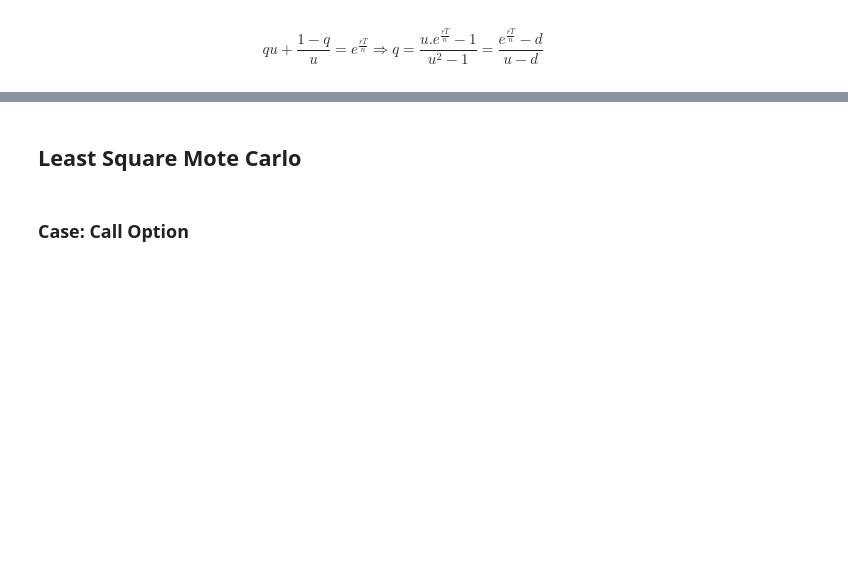
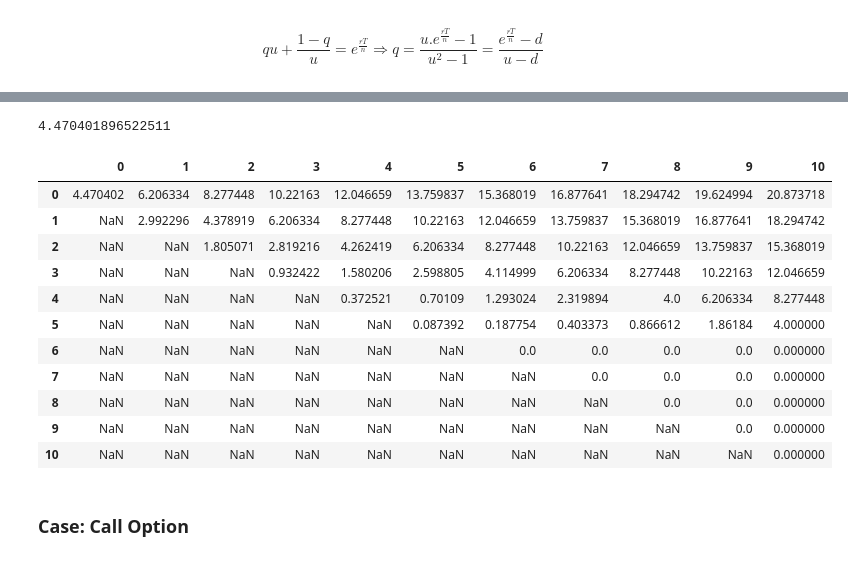
Before and after one commit to Peymankor/Tutorial-Derivative-Pricing, a Jupyter notebook: Derivative Pricing.ipynb, the cells around one changed output, grey strips where cells are left out. Saved outputs shown, nothing was run; the diff lists cells and outputs as text; code cells hidden in the pictures; blank space fills up the shorter version.

```diff
--- a/Derivative Pricing.ipynb
+++ b/Derivative Pricing.ipynb
@@ -329,0 +310,18 @@ $$log^2(u)=\frac{\sigma^2T}{n}	\Rightarrow u=e^{{\sigma}\sqrt\frac{T}{n}}$$
+# %%
+# Price Paths
+S = S_Example
+
+# Strike Price
+K_val = 1.1
+
+# Number of exercise times until end of horiozon
+Nsteps_val = 3
+
+# Number of path
+paths_val = 8
+
+# Riskless Free rate
+r_val = 0.06
+
+# End of the Horizon
+T_val = 3
@@ -349,30 +433,40 @@ def binomial_put(S, K, T, r, vol, N):
     d = 1/u
 
     #
-    p = (np.exp(r * dt) - d)/(u - d)
+    q = (np.exp(r * dt) - d)/(u - d)
 
     # probability of q
 
     #
     C = {}
 
-    # Payoff in End node
+    #payoff function for put options
     for m in range(0, N+1):
-        C[(N, m)] = max(K - S * (u ** (2*m - N)), 0) #New payoff function for put options
+        C[(N, m)] = max(K - S * (u ** (2*m - N)), 0)
+
 
     for k in range(N-1, -1, -1):
 
         for m in range(0,k+1):
 
-            future_value = np.exp(-r * dt) * (p * C[(k+1, m+1)] + (1-p) * C[(k+1, m)])
+            future_value = np.exp(-r * dt) * (q * C[(k+1, m+1)] + (1-q) * C[(k+1, m)])
             exercise_value =  max(K - S * (u ** (2*m-k)),0)
             C[(k, m)] = max(future_value, exercise_value)
 
     return C[(0,0)], C
+# %%
+
+S_val = 36
+K_val = 40
+T_val = 1
+N_val = 10
+vol_val = 0.2
+r_val = 0.06
 # %%
-C0, C = binomial_put(S=100, K=100, T=1, r=0.05, vol=0.25, N=10)
+C0, C = binomial_put(S=S_val, K=K_val, T=T_val, r=r_val, vol=vol_val, N=N_val)
+C0
+# %% [output]
+4.470401896522511
-# %% [markdown]
-## Least Square Mote Carlo
 # %%
 def C_to_DF_binomial(C, N):
 
@@ -382,6 +476,21 @@ def C_to_DF_binomial(C, N):
         DF_binomial.loc[key[1], key[0]] = val
 
     return DF_binomial
+# %%
+C_to_DF_binomial(C, N=N_val)
+# %% [output]
+|  | 0 | 1 | 2 | 3 | 4 | 5 | 6 | 7 | 8 | 9 | 10 |
+| 0 | 4.470402 | 6.206334 | 8.277448 | 10.22163 | 12.046659 | 13.759837 | 15.368019 | 16.877641 | 18.294742 | 19.624994 | 20.873718 |
+| 1 | NaN | 2.992296 | 4.378919 | 6.206334 | 8.277448 | 10.22163 | 12.046659 | 13.759837 | 15.368019 | 16.877641 | 18.294742 |
+| 2 | NaN | NaN | 1.805071 | 2.819216 | 4.262419 | 6.206334 | 8.277448 | 10.22163 | 12.046659 | 13.759837 | 15.368019 |
+| 3 | NaN | NaN | NaN | 0.932422 | 1.580206 | 2.598805 | 4.114999 | 6.206334 | 8.277448 | 10.22163 | 12.046659 |
+| 4 | NaN | NaN | NaN | NaN | 0.372521 | 0.70109 | 1.293024 | 2.319894 | 4.0 | 6.206334 | 8.277448 |
+| 5 | NaN | NaN | NaN | NaN | NaN | 0.087392 | 0.187754 | 0.403373 | 0.866612 | 1.86184 | 4.000000 |
+| 6 | NaN | NaN | NaN | NaN | NaN | NaN | 0.0 | 0.0 | 0.0 | 0.0 | 0.000000 |
+| 7 | NaN | NaN | NaN | NaN | NaN | NaN | NaN | 0.0 | 0.0 | 0.0 | 0.000000 |
+| 8 | NaN | NaN | NaN | NaN | NaN | NaN | NaN | NaN | 0.0 | 0.0 | 0.000000 |
+| 9 | NaN | NaN | NaN | NaN | NaN | NaN | NaN | NaN | NaN | 0.0 | 0.000000 |
+| 10 | NaN | NaN | NaN | NaN | NaN | NaN | NaN | NaN | NaN | NaN | 0.000000 |
 # %% [markdown]
 ### Case: Call Option
 # %% [markdown]
```
Also changed, not shown: parts of 57 cells of this notebook.
